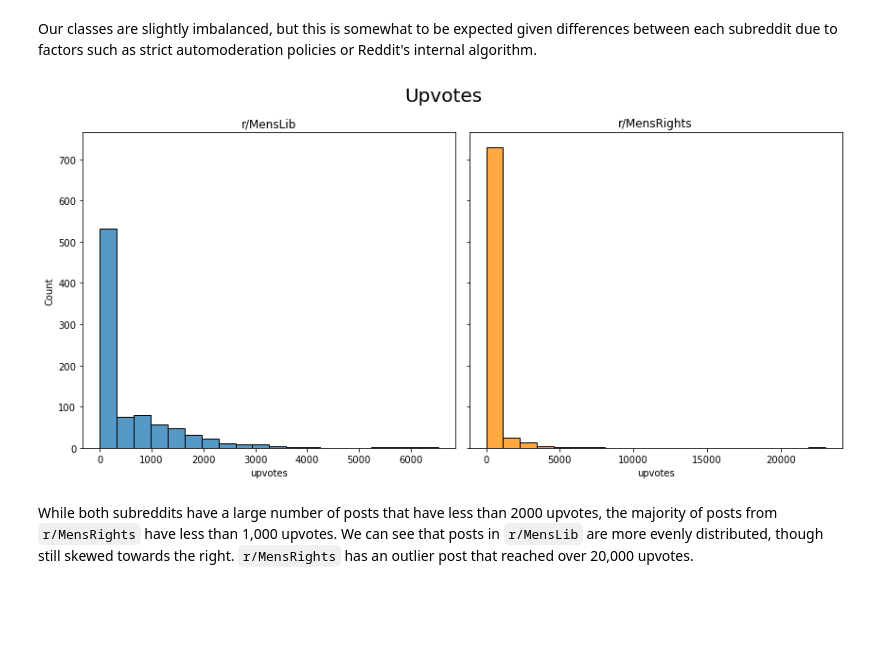
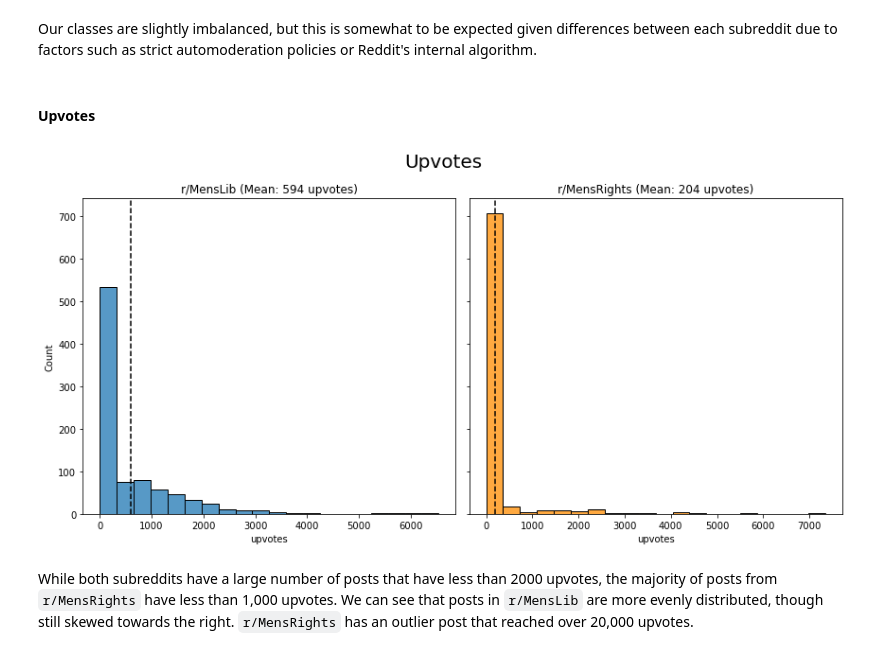
Before and after one commit to benjamin-awd/Subreddit-Classification-with-NLP, a Jupyter notebook: 2_Data_Cleaning_EDA.ipynb, the cells around one changed output. Drawn from its saved outputs; the diff is of its cells as text; code cells hidden in the pictures; blank space fills up the shorter version.

```diff
--- a/2_Data_Cleaning_EDA.ipynb
+++ b/2_Data_Cleaning_EDA.ipynb
@@ -228,19 +228,28 @@ dtype: int64
 mensrights.shape, menslib.shape
 # %% [output]
 ((775, 16), (890, 16))
+# %%
+# Drop outlier
+mensrights = mensrights.drop(mensrights[mensrights['upvotes'] > 20_000].index)
 # %% [markdown]
 Our classes are slightly imbalanced, but this is somewhat to be expected given differences between each subreddit due to factors such as strict automoderation policies or Reddit's internal algorithm.
+# %% [markdown]
+#### Upvotes
 # %%
 fig, ax = plt.subplots(1, 2, figsize=(12,6), sharey=True)
 ax = ax.ravel()
 g1 = sns.histplot(data=menslib, x='upvotes', ax = ax[0], bins=20)
-g1.set_title('r/MensLib')
+mean_1 = menslib['upvotes'].mean()
+g1.set_title(f'r/MensLib (Mean: {round(mean_1)} upvotes)')
+ax[0].axvline(mean_1, ls='--', color='black')
 g2 = sns.histplot(data=mensrights, x='upvotes', ax = ax[1], bins=20, color='darkorange')
-g2.set_title('r/MensRights')
+mean_2 = mensrights['upvotes'].mean()
+g2.set_title(f'r/MensRights (Mean: {round(mean_2)} upvotes)')
+ax[1].axvline(mean_2, ls='--', color='black')
 plt.suptitle('Upvotes', fontsize=20)
 plt.tight_layout()
 # %% [output]
-[figure, old version]
+[figure, new version]
 # %% [markdown]
 While both subreddits have a large number of posts that have less than 2000 upvotes, the majority of posts from `r/MensRights` have less than 1,000 upvotes. We can see that posts in `r/MensLib` are more evenly distributed, though still skewed towards the right. `r/MensRights` has an outlier post that reached over 20,000 upvotes.
 # %%
```
Also changed, not shown: parts of 18 cells of this notebook, 6 other files.
